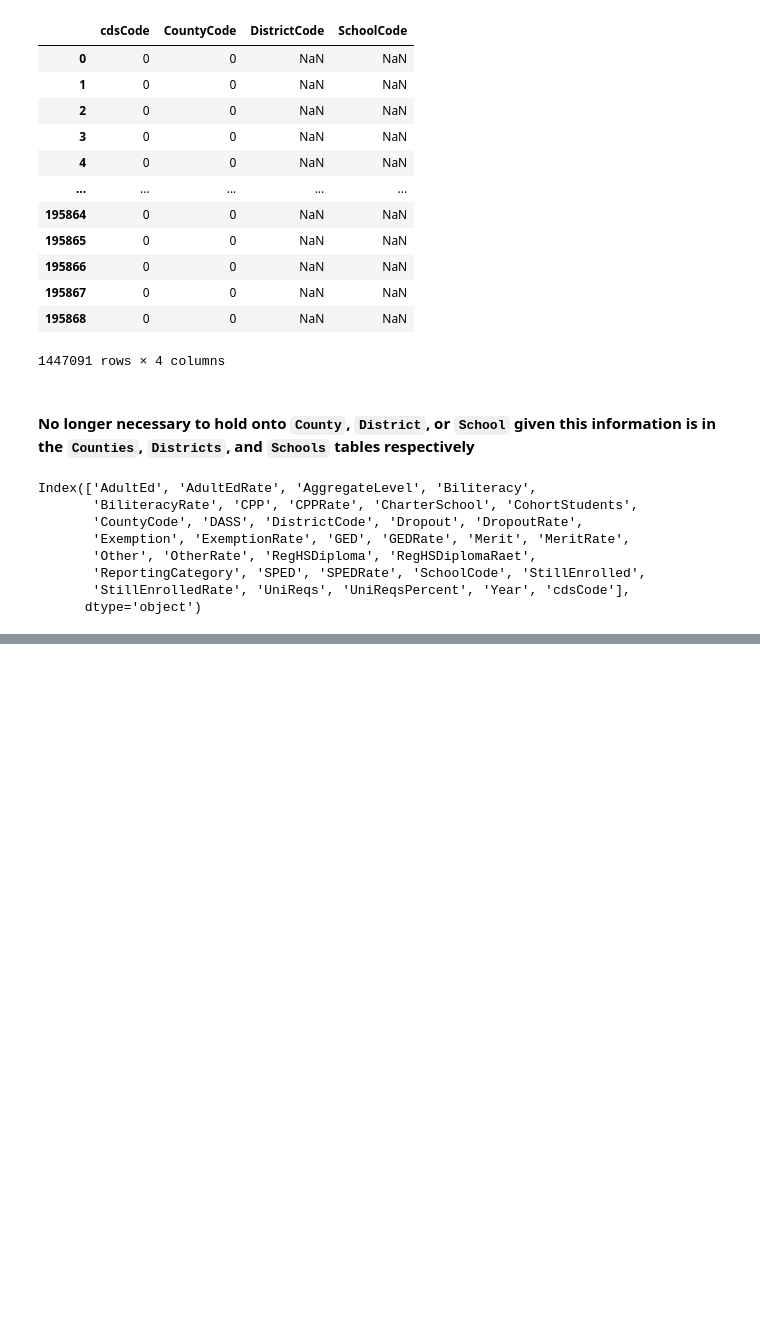
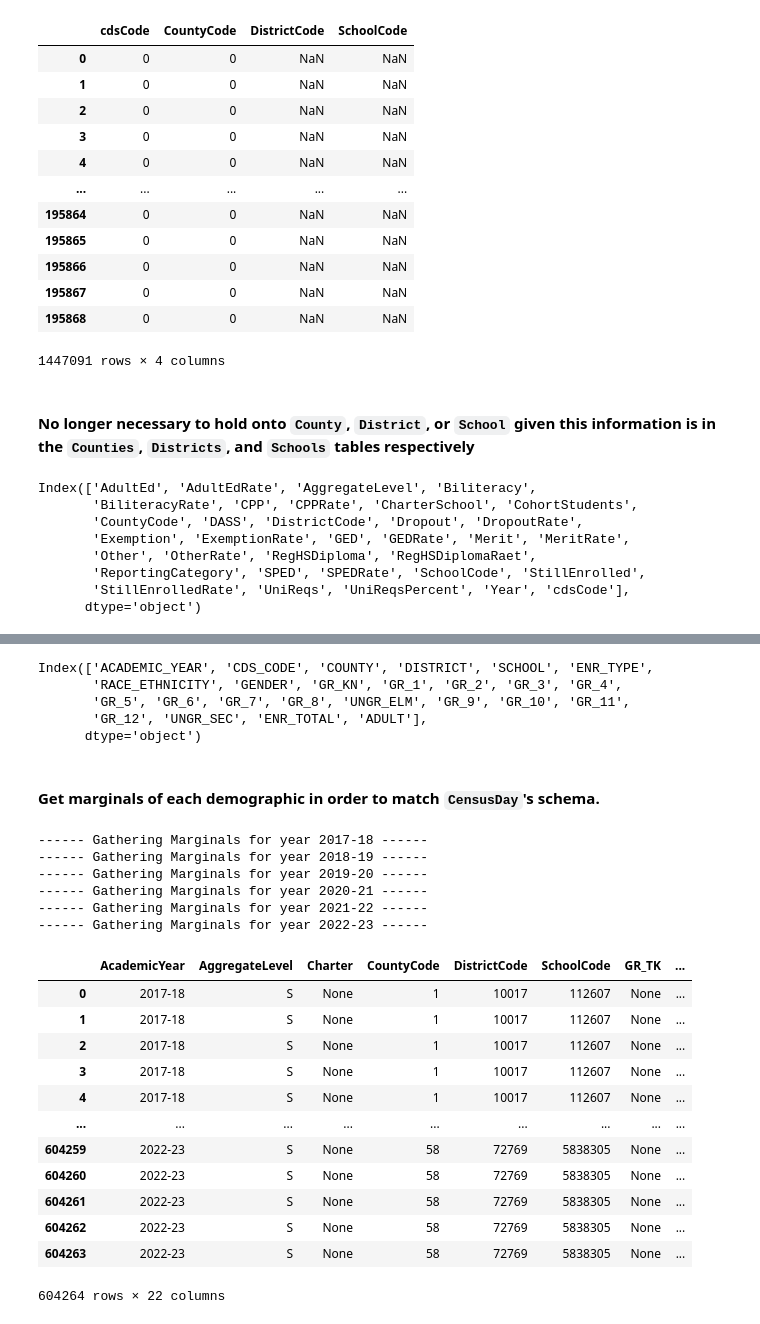
Before and after one commit to PENTASHIFT/DS-Capstone-Project, a Jupyter notebook: exploration/data_processing.ipynb, the cells around one changed output, grey strips where cells are left out. Saved outputs shown, nothing was run; the diff lists cells and outputs as text; code cells hidden in the pictures; blank space fills up the shorter version.

```diff
--- a/exploration/data_processing.ipynb
+++ b/exploration/data_processing.ipynb
@@ -573,0 +607,36 @@ con.close()
+# %%
+enr20_22.columns
+# %% [output]
+Index(['ACADEMIC_YEAR', 'CDS_CODE', 'COUNTY', 'DISTRICT', 'SCHOOL', 'ENR_TYPE',
+       'RACE_ETHNICITY', 'GENDER', 'GR_KN', 'GR_1', 'GR_2', 'GR_3', 'GR_4',
+       'GR_5', 'GR_6', 'GR_7', 'GR_8', 'UNGR_ELM', 'GR_9', 'GR_10', 'GR_11',
+       'GR_12', 'UNGR_SEC', 'ENR_TOTAL', 'ADULT'],
+      dtype='object')
+# %%
+# Both datasets only aggregate at the School level.
+enr20_22["AggregateLevel"] = "S"
+enr17_19["AggregateLevel"] = "S"
+
+# Split the cds_code into County, District, and School codes
+enr20_22[["CountyCode", "DistrictCode", "SchoolCode"]] = enr20_22.apply(lambda row: cds_code_split(int(row["CDS_CODE"])), axis=1)
+enr17_19[["CountyCode", "DistrictCode", "SchoolCode"]] = enr17_19.apply(lambda row: cds_code_split(int(row["CDS_CODE"])), axis=1)
+
+# Drop columns that aren't reflected in CensusDay
+enr20_22 = enr20_22[enr20_22.columns.difference([
+    "CDS_CODE", "COUNTY",
+    "DISTRICT", "SCHOOL",
+    "ENR_TYPE", "UNGR_ELM",
+    "UNGR_SEC", "ADULT"
+])]
+
+enr17_19 = enr17_19[enr17_19.columns.difference([
+    "CDS_CODE", "COUNTY",
+    "DISTRICT", "SCHOOL",
+    "ENR_TYPE", "UNGR_ELM",
+    "UNGR_SEC", "ADULT"
+])]
+
+enr20_22 = enr20_22.drop_duplicates()
+enr17_19 = enr17_19.drop_duplicates()
+# %% [markdown]
+#### Get marginals of each demographic in order to match `CensusDay`'s schema.
@@ -573,0 +705,37 @@ con.close()
+# %%
+enr = []
+enr20_22_grouped = enr20_22.groupby(["ACADEMIC_YEAR"])["SchoolCode"].unique()
+enr17_19_grouped = enr17_19.groupby(["ACADEMIC_YEAR"])["SchoolCode"].unique()
+
+for index in enr17_19_grouped.index:
+    print(f"------ Gathering Marginals for year {index} ------")
+    for school_code in enr17_19_grouped[index]:
+        get_marginals(enr17_19[(enr17_19["ACADEMIC_YEAR"] == index) & (enr17_19["SchoolCode"] == school_code)], enr)
+
+for index in enr20_22_grouped.index:
+    print(f"------ Gathering Marginals for year {index} ------")
+    for school_code in enr20_22_grouped[index]:
+        get_marginals(enr20_22[(enr20_22["ACADEMIC_YEAR"] == index) & (enr20_22["SchoolCode"] == school_code)], enr)
+
+enr_marginals = pd.DataFrame(enr)
+enr_marginals
+# %% [output]
+------ Gathering Marginals for year 2017-18 ------
+------ Gathering Marginals for year 2018-19 ------
+------ Gathering Marginals for year 2019-20 ------
+------ Gathering Marginals for year 2020-21 ------
+------ Gathering Marginals for year 2021-22 ------
+------ Gathering Marginals for year 2022-23 ------
+|  | AcademicYear | AggregateLevel | Charter | CountyCode | DistrictCode | SchoolCode | GR_TK | ... |
+| 0 | 2017-18 | S | None | 1 | 10017 | 112607 | None | ... |
+| 1 | 2017-18 | S | None | 1 | 10017 | 112607 | None | ... |
+| 2 | 2017-18 | S | None | 1 | 10017 | 112607 | None | ... |
+| 3 | 2017-18 | S | None | 1 | 10017 | 112607 | None | ... |
+| 4 | 2017-18 | S | None | 1 | 10017 | 112607 | None | ... |
+| ... | ... | ... | ... | ... | ... | ... | ... | ... |
+| 604259 | 2022-23 | S | None | 58 | 72769 | 5838305 | None | ... |
+| 604260 | 2022-23 | S | None | 58 | 72769 | 5838305 | None | ... |
+| 604261 | 2022-23 | S | None | 58 | 72769 | 5838305 | None | ... |
+| 604262 | 2022-23 | S | None | 58 | 72769 | 5838305 | None | ... |
+| 604263 | 2022-23 | S | None | 58 | 72769 | 5838305 | None | ... |
+604264 rows × 22 columns
```
Also changed, not shown: parts of 16 cells of this notebook, 2 other files.
